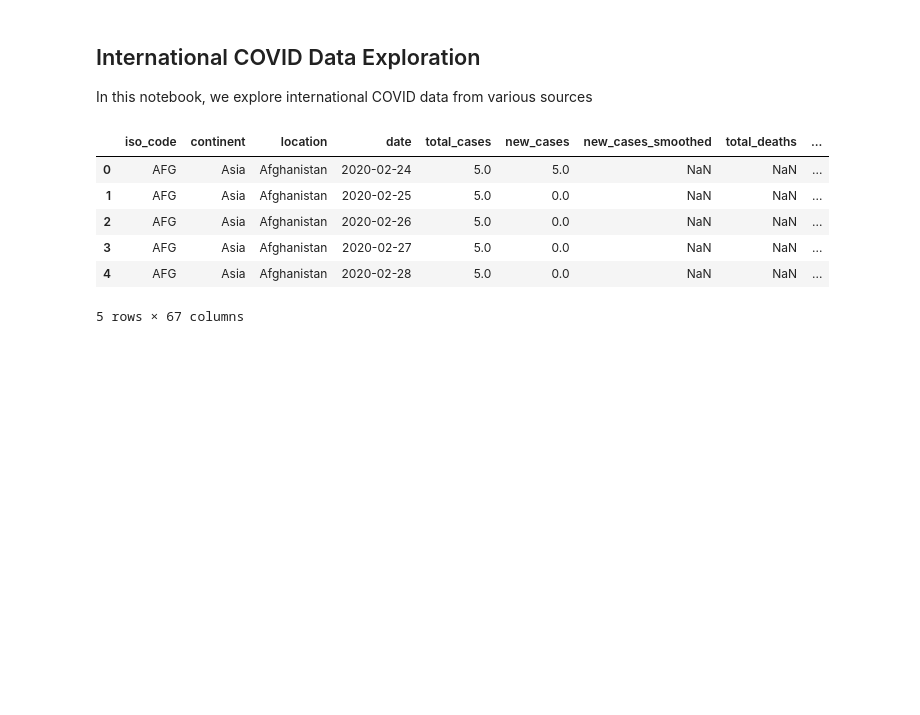
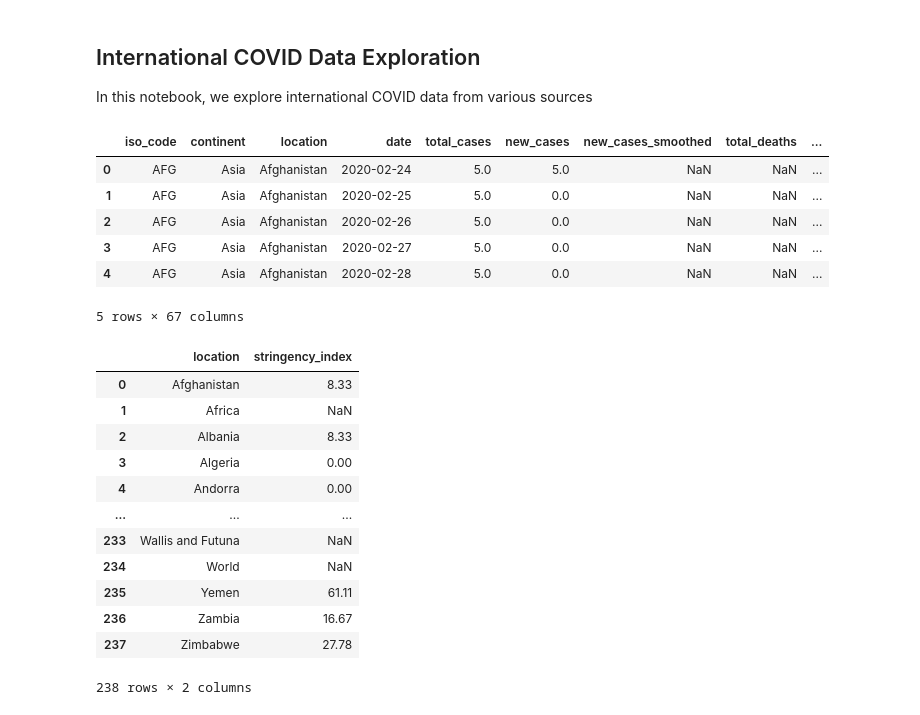
Before and after one commit to youribenadjaoud/mph-thesis, a Jupyter notebook: src/notebooks/international_exploration.ipynb, the cells around one changed output. Cells and saved outputs as stored; diff of their text form; code cells hidden in the pictures; blank space fills up the shorter version.

```diff
--- a/src/notebooks/international_exploration.ipynb
+++ b/src/notebooks/international_exploration.ipynb
@@ -17,3 +19,20 @@ df_vacc.head()
 | 3 | AFG | Asia | Afghanistan | 2020-02-27 | 5.0 | 0.0 | NaN | NaN | ... |
 | 4 | AFG | Asia | Afghanistan | 2020-02-28 | 5.0 | 0.0 | NaN | NaN | ... |
 5 rows × 67 columns
+# %%
+df_stringency = df_vacc.groupby("location", as_index=False)["stringency_index"]
+df_stringency.first()
+# %% [output]
+|  | location | stringency_index |
+| 0 | Afghanistan | 8.33 |
+| 1 | Africa | NaN |
+| 2 | Albania | 8.33 |
+| 3 | Algeria | 0.00 |
+| 4 | Andorra | 0.00 |
+| ... | ... | ... |
+| 233 | Wallis and Futuna | NaN |
+| 234 | World | NaN |
+| 235 | Yemen | 61.11 |
+| 236 | Zambia | 16.67 |
+| 237 | Zimbabwe | 27.78 |
+238 rows × 2 columns
```
Also changed, not shown: parts of 4 cells of this notebook, 4 other files.
